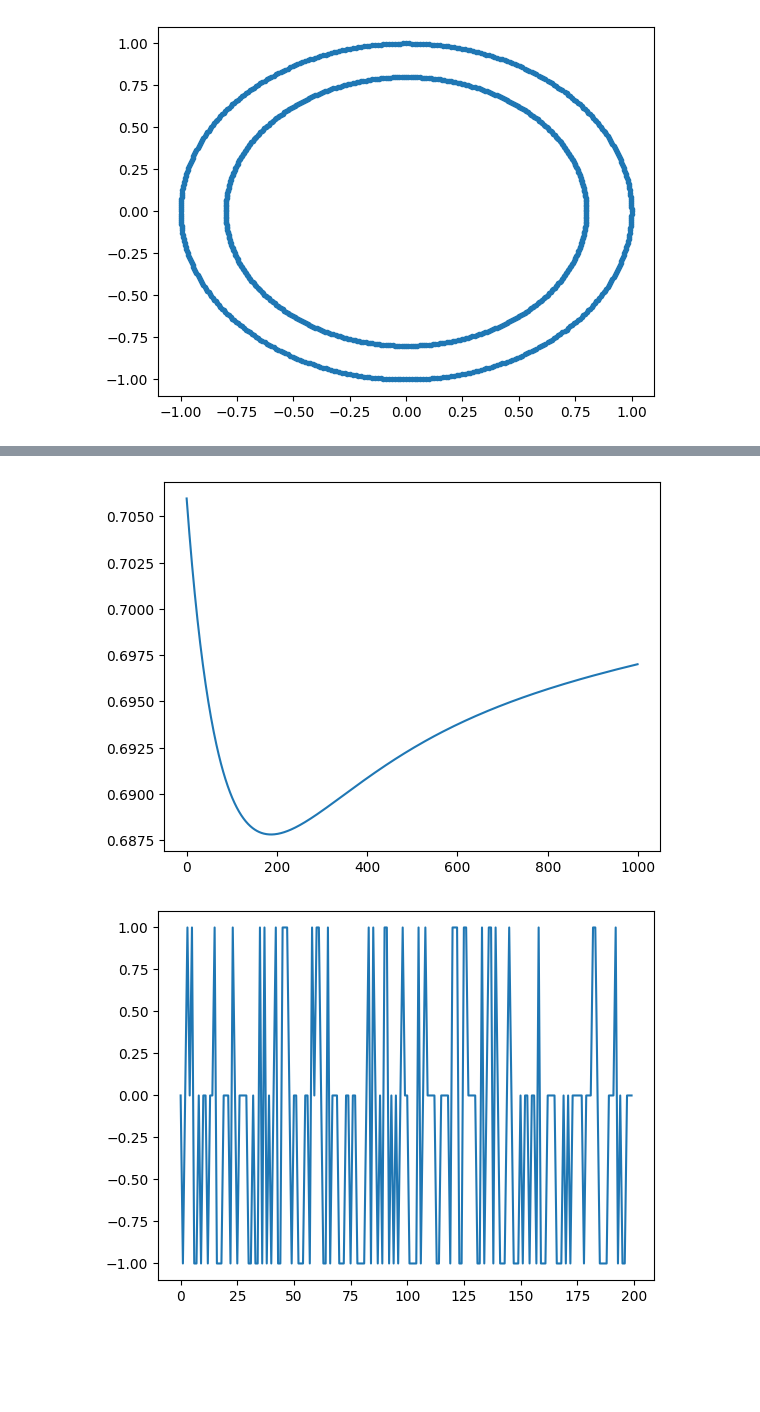
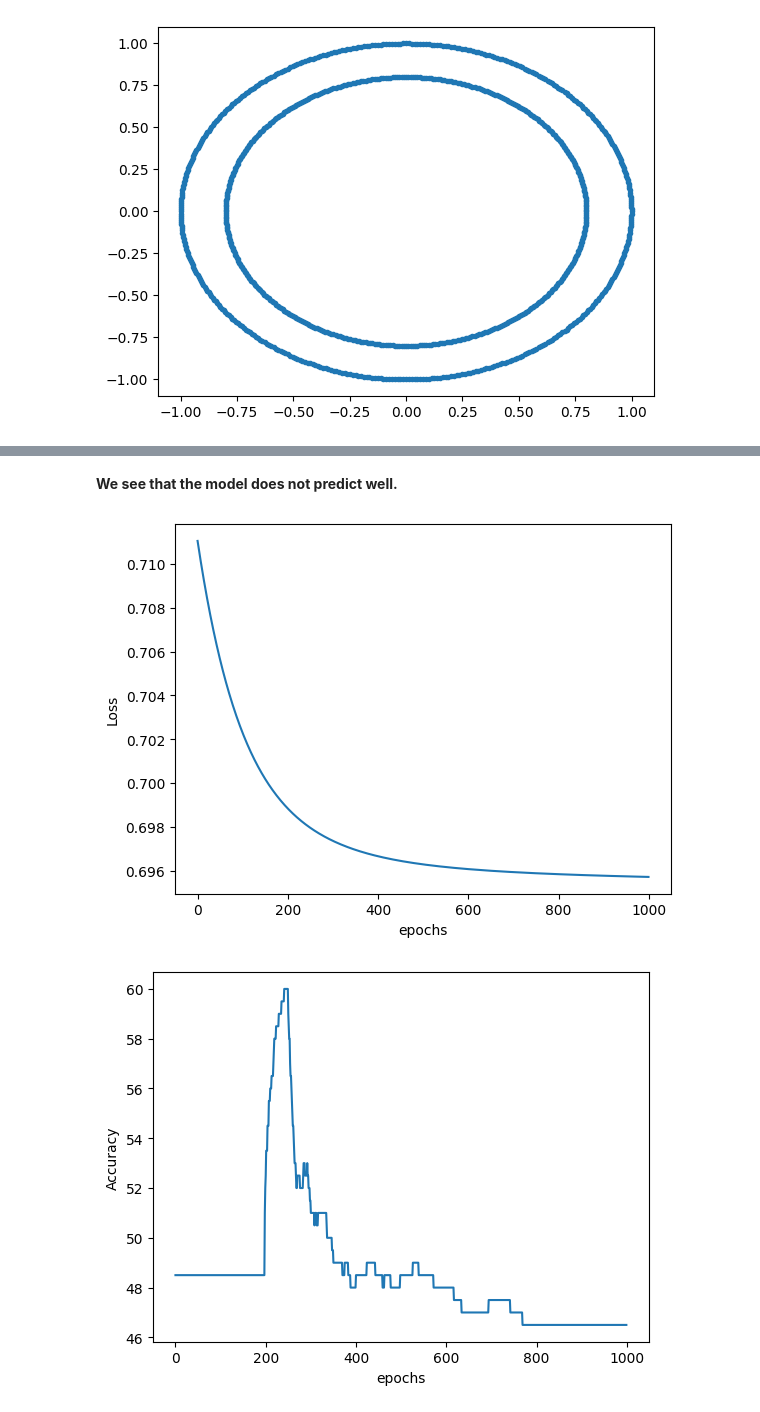
Before and after one commit to danialghamari/Learning-Pytorch, a Jupyter notebook: 2Classification/Binary_classification1.ipynb, the cells around one changed output, grey strips where cells are left out. Drawn from its saved outputs; the diff is of its cells as text; code cells hidden in the pictures; blank space fills up the shorter version.

```diff
--- a/2Classification/Binary_classification1.ipynb
+++ b/2Classification/Binary_classification1.ipynb
@@ -29,7 +35,7 @@ y_train = y_train.to(device)
 # %%
 model_0 = nn.Sequential(
     nn.Linear(in_features=2,out_features=5),
-    nn.Linear(in_features=5,out_features=5),
+    # nn.Linear(in_features=5,out_features=5),
     nn.Linear(in_features=5,out_features=1)
     ).to(device)
 
@@ -115,9 +119,15 @@ epoch: 990 ||| acc: 43.0% ||| loss: 0.6969597935676575
+# %% [markdown]
+**We see that the model does not predict well.**
 # %%
 plt.plot([i.to('cpu') for i in loss_pred])
+plt.xlabel('epochs')
+plt.ylabel('Loss')
 plt.show()
-plt.plot(torch.round(torch.sigmoid(y_pred_logits[-1])).to('cpu')-y_test.to('cpu'))
+plt.plot(acc_pred)
+plt.xlabel('epochs')
+plt.ylabel('Accuracy')
 plt.show()
 # %% [output]
-[figure, old version]
+[figure, new version]
-[figure, old version]
+[figure, new version]
 # %%
```
Also changed, not shown: parts of 28 cells of this notebook.
